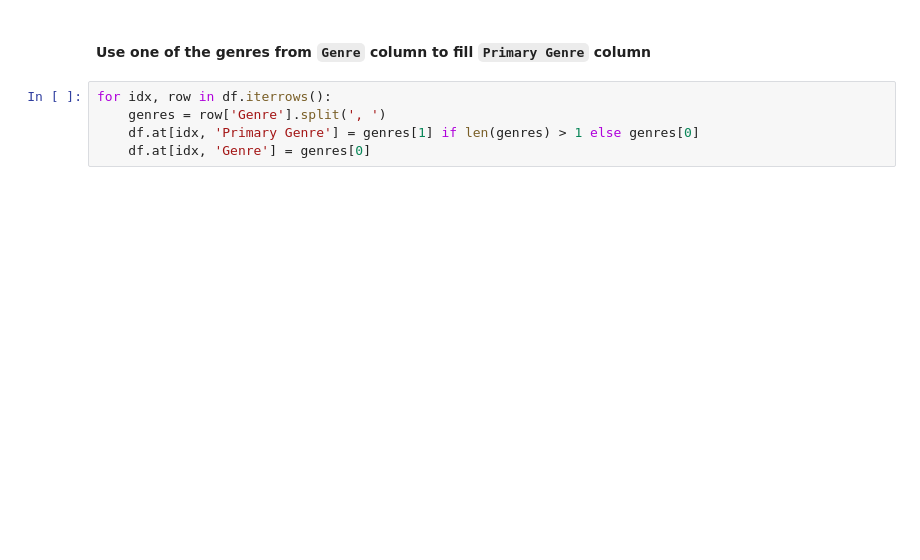
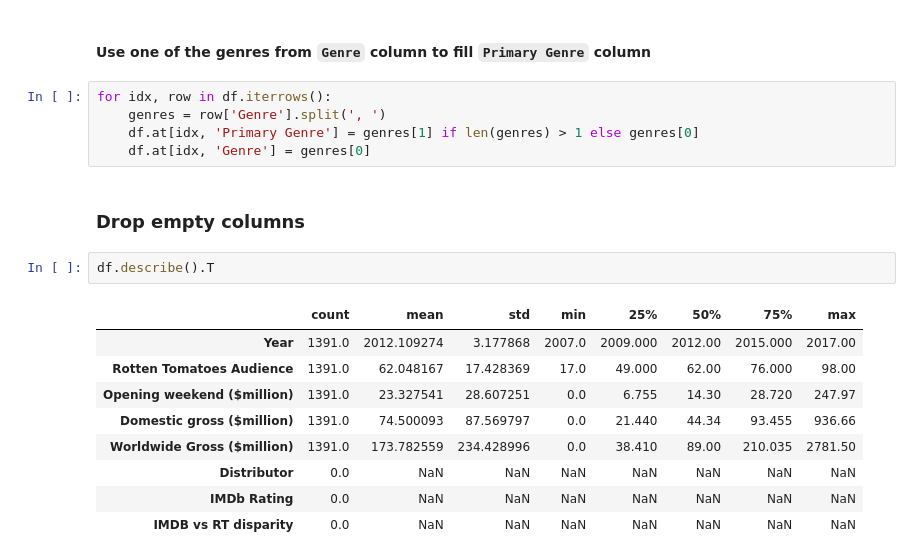
Before and after one commit to AAleksandros/HUA-DIT-Data-mining-project, a Jupyter notebook: data_mining.ipynb, the cells around one changed output. Drawn from its saved outputs; the diff is of its cells as text; blank space fills up the shorter version.

```diff
--- a/data_mining.ipynb
+++ b/data_mining.ipynb
@@ -156,3 +171,17 @@ for idx, row in df.iterrows():
     genres = row['Genre'].split(', ')
     df.at[idx, 'Primary Genre'] = genres[1] if len(genres) > 1 else genres[0]
     df.at[idx, 'Genre'] = genres[0]
+# %% [markdown]
+### Drop empty columns
+# %%
+df.describe().T
+# %% [output]
+|  | count | mean | std | min | 25% | 50% | 75% | max |
+| Year | 1391.0 | 2012.109274 | 3.177868 | 2007.0 | 2009.000 | 2012.00 | 2015.000 | 2017.00 |
+| Rotten Tomatoes Audience | 1391.0 | 62.048167 | 17.428369 | 17.0 | 49.000 | 62.00 | 76.000 | 98.00 |
+| Opening weekend ($million) | 1391.0 | 23.327541 | 28.607251 | 0.0 | 6.755 | 14.30 | 28.720 | 247.97 |
+| Domestic gross ($million) | 1391.0 | 74.500093 | 87.569797 | 0.0 | 21.440 | 44.34 | 93.455 | 936.66 |
+| Worldwide Gross ($million) | 1391.0 | 173.782559 | 234.428996 | 0.0 | 38.410 | 89.00 | 210.035 | 2781.50 |
+| Distributor | 0.0 | NaN | NaN | NaN | NaN | NaN | NaN | NaN |
+| IMDb Rating | 0.0 | NaN | NaN | NaN | NaN | NaN | NaN | NaN |
+| IMDB vs RT disparity | 0.0 | NaN | NaN | NaN | NaN | NaN | NaN | NaN |
```
Also changed, not shown: parts of 13 cells of this notebook.
